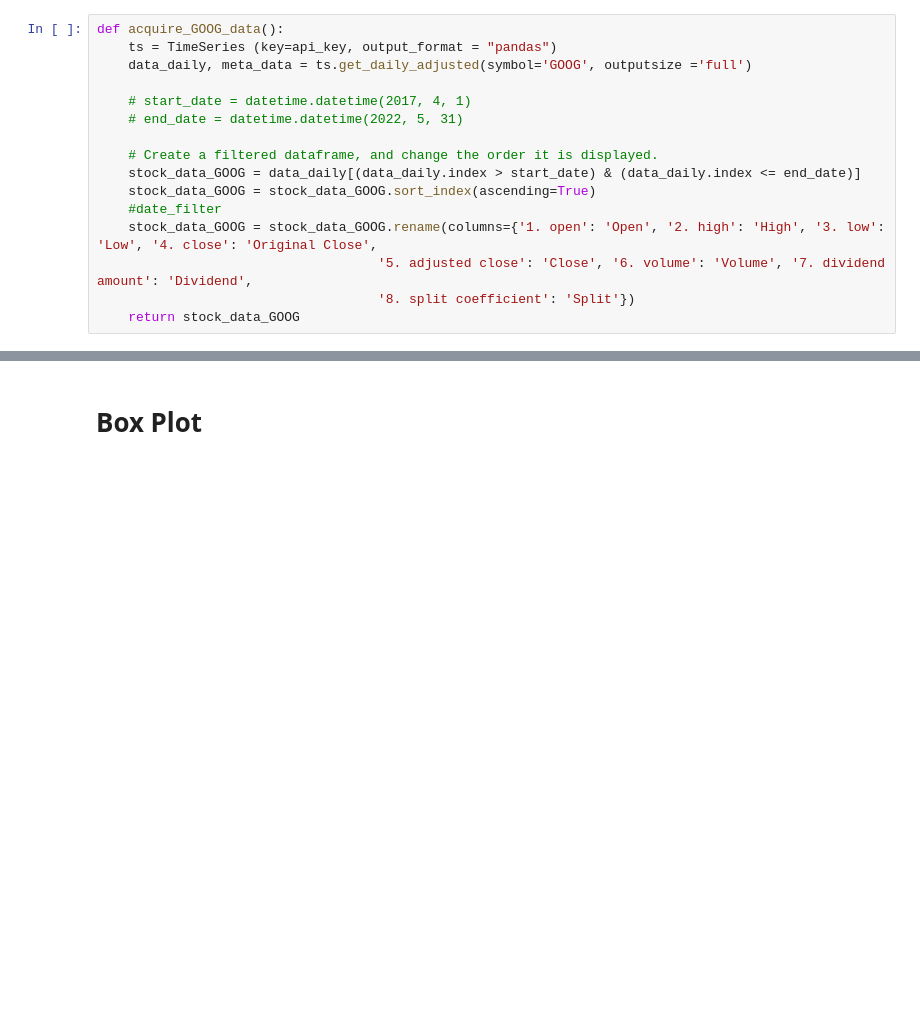
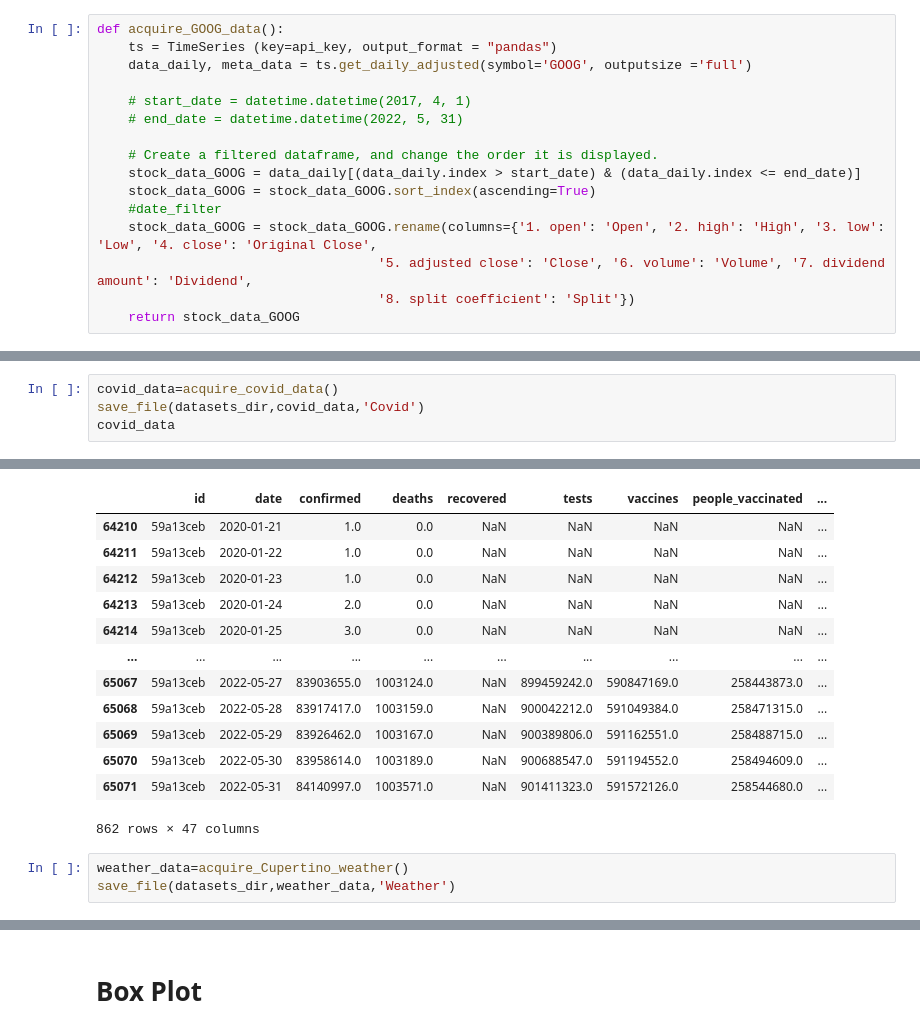
Before and after one commit to mujiexu2/ELEC0136-Assignment, a Jupyter notebook: assignment.ipynb, the cells around one changed output, grey strips where cells are left out. Cells and saved outputs as stored; diff of their text form; blank space fills up the shorter version.

```diff
--- a/assignment.ipynb
+++ b/assignment.ipynb
@@ -666,0 +205,5 @@ the datetime of the outlier is:
+# %%
+covid_data=acquire_covid_data()
+save_file(datasets_dir,covid_data,'Covid')
+covid_data
+# %% [output]
@@ -666,0 +213,16 @@ the datetime of the outlier is:
+|  | id | date | confirmed | deaths | recovered | tests | vaccines | people_vaccinated | ... |
+| 64210 | 59a13ceb | 2020-01-21 | 1.0 | 0.0 | NaN | NaN | NaN | NaN | ... |
+| 64211 | 59a13ceb | 2020-01-22 | 1.0 | 0.0 | NaN | NaN | NaN | NaN | ... |
+| 64212 | 59a13ceb | 2020-01-23 | 1.0 | 0.0 | NaN | NaN | NaN | NaN | ... |
+| 64213 | 59a13ceb | 2020-01-24 | 2.0 | 0.0 | NaN | NaN | NaN | NaN | ... |
+| 64214 | 59a13ceb | 2020-01-25 | 3.0 | 0.0 | NaN | NaN | NaN | NaN | ... |
+| ... | ... | ... | ... | ... | ... | ... | ... | ... | ... |
+| 65067 | 59a13ceb | 2022-05-27 | 83903655.0 | 1003124.0 | NaN | 899459242.0 | 590847169.0 | 258443873.0 | ... |
+| 65068 | 59a13ceb | 2022-05-28 | 83917417.0 | 1003159.0 | NaN | 900042212.0 | 591049384.0 | 258471315.0 | ... |
+| 65069 | 59a13ceb | 2022-05-29 | 83926462.0 | 1003167.0 | NaN | 900389806.0 | 591162551.0 | 258488715.0 | ... |
+| 65070 | 59a13ceb | 2022-05-30 | 83958614.0 | 1003189.0 | NaN | 900688547.0 | 591194552.0 | 258494609.0 | ... |
+| 65071 | 59a13ceb | 2022-05-31 | 84140997.0 | 1003571.0 | NaN | 901411323.0 | 591572126.0 | 258544680.0 | ... |
+862 rows × 47 columns
+# %%
+weather_data=acquire_Cupertino_weather()
+save_file(datasets_dir,weather_data,'Weather')
```
Also changed, not shown: parts of 168 cells of this notebook, 39 other files.
